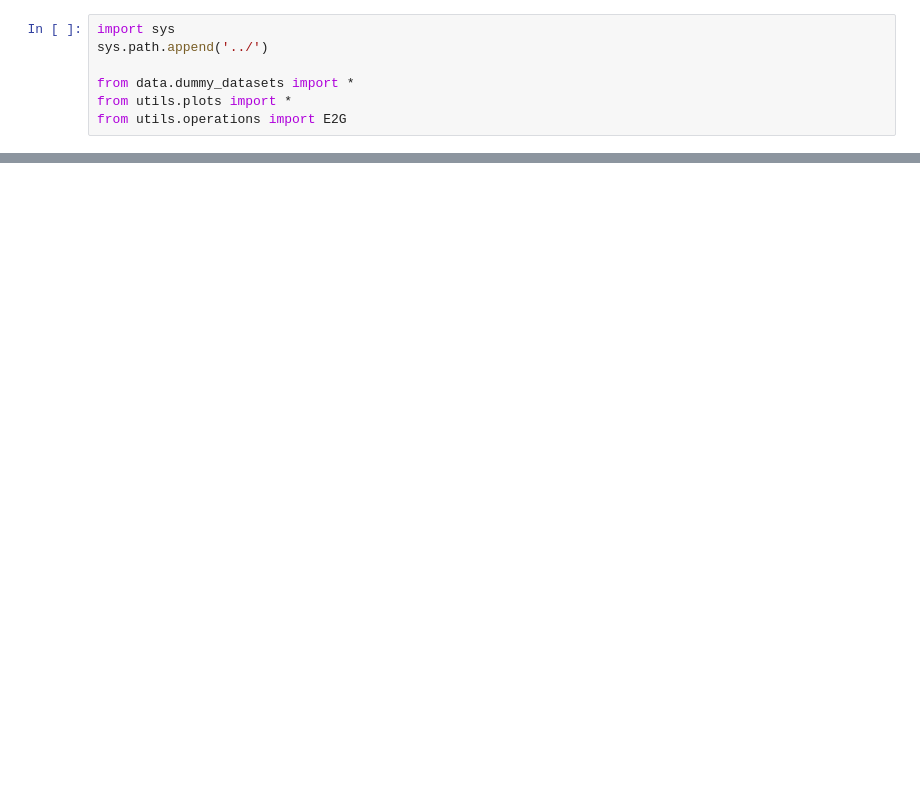
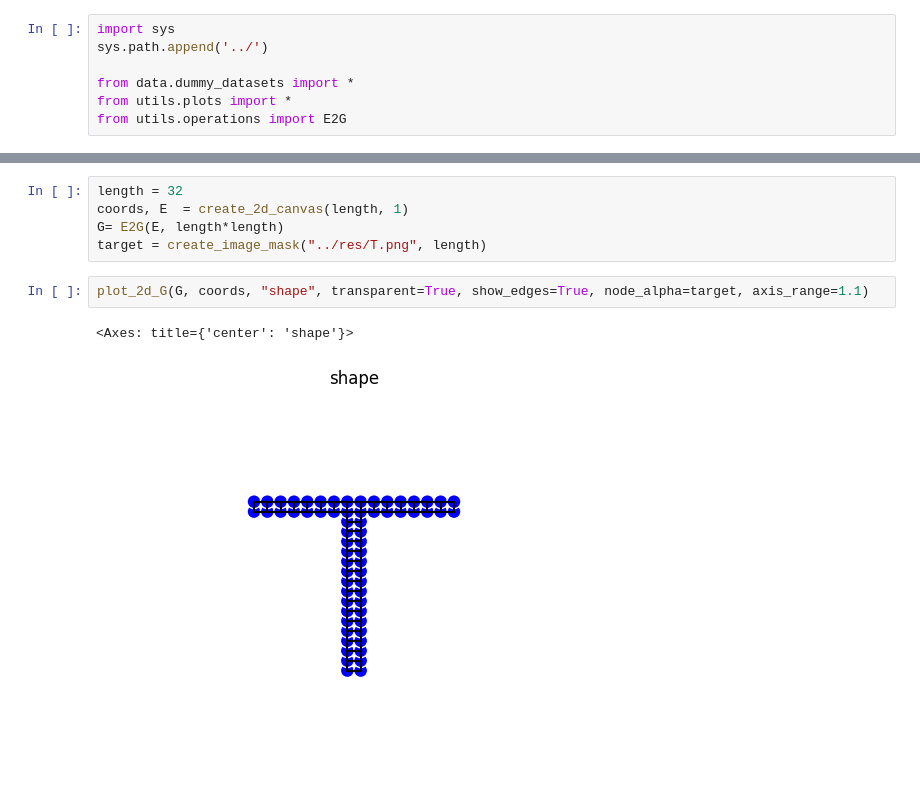
Before and after one commit to mbaranr/gnca_growing, a Jupyter notebook: notebooks/shapes.ipynb, the cells around one changed output, grey strips where cells are left out. Saved outputs shown, nothing was run; the diff lists cells and outputs as text; blank space fills up the shorter version.

```diff
--- a/notebooks/shapes.ipynb
+++ b/notebooks/shapes.ipynb
@@ -20,0 +21,10 @@ plot_3d_G(G, coords, "shape", transparent=True, show_edges=False, angle=30, node
+# %%
+length = 32
+coords, E  = create_2d_canvas(length, 1)
+G= E2G(E, length*length)
+target = create_image_mask("../res/T.png", length)
+# %%
+plot_2d_G(G, coords, "shape", transparent=True, show_edges=True, node_alpha=target, axis_range=1.1)
+# %% [output]
+<Axes: title={'center': 'shape'}>
+[figure, added]
```
Also changed, not shown: parts of 2 cells of this notebook, 11 other files.
